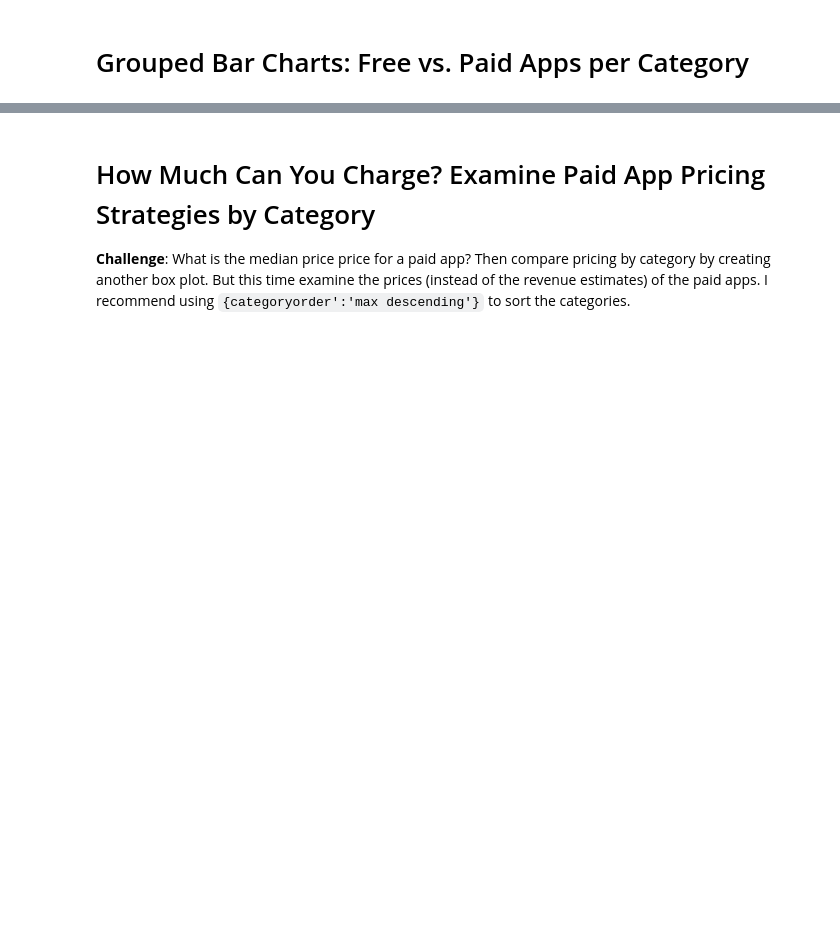
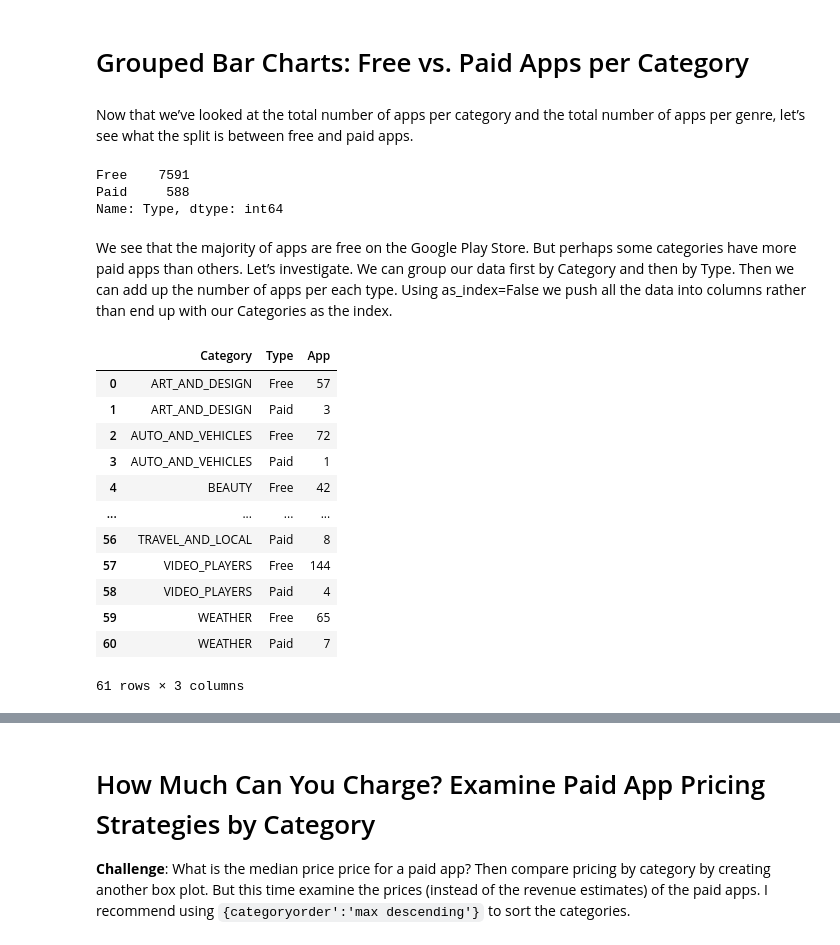
Before and after one commit to M-Awwab-Khan/google-playstore-data-analysis, a Jupyter notebook: Google Play Store App Analytics (start).ipynb, the cells around one changed output, grey strips where cells are left out. Drawn from its saved outputs; the diff is of its cells as text; code cells hidden in the pictures; blank space fills up the shorter version.

Commit message:
category and type plotted

```diff
--- a/Google Play Store App Analytics (start).ipynb
+++ b/Google Play Store App Analytics (start).ipynb
@@ -529,5 +544,32 @@ Try experimenting with the built in colour scales in Plotly. You can find a full
 # %% [markdown]
 # Grouped Bar Charts: Free vs. Paid Apps per Category
+# %% [markdown]
+Now that we’ve looked at the total number of apps per category and the total number of apps per genre, let’s see what the split is between free and paid apps.
+# %%
+df.Type.value_counts()
+# %% [output]
+Free    7591
+Paid     588
+Name: Type, dtype: int64
+# %% [markdown]
+We see that the majority of apps are free on the Google Play Store. But perhaps some categories have more paid apps than others. Let’s investigate. We can group our data first by Category and then by Type. Then we can add up the number of apps per each type. Using as_index=False we push all the data into columns rather than end up with our Categories as the index.
+# %%
+df_free_vs_paid = df.groupby(['Category', 'Type'], as_index=False)['App'].count()
+df_free_vs_paid
+# %% [output]
+|  | Category | Type | App |
+| 0 | ART_AND_DESIGN | Free | 57 |
+| 1 | ART_AND_DESIGN | Paid | 3 |
+| 2 | AUTO_AND_VEHICLES | Free | 72 |
+| 3 | AUTO_AND_VEHICLES | Paid | 1 |
+| 4 | BEAUTY | Free | 42 |
+| ... | ... | ... | ... |
+| 56 | TRAVEL_AND_LOCAL | Paid | 8 |
+| 57 | VIDEO_PLAYERS | Free | 144 |
+| 58 | VIDEO_PLAYERS | Paid | 4 |
+| 59 | WEATHER | Free | 65 |
+| 60 | WEATHER | Paid | 7 |
+61 rows × 3 columns
 # %% [markdown]
 **Challenge**: Use the plotly express bar [chart examples](https://plotly.com/python/bar-charts/#bar-chart-with-sorted-or-ordered-categories) and the [.bar() API reference](https://plotly.com/python-api-reference/generated/plotly.express.bar.html#plotly.express.bar) to create this bar chart:
 
```
Also changed, not shown: parts of 3 cells of this notebook.
